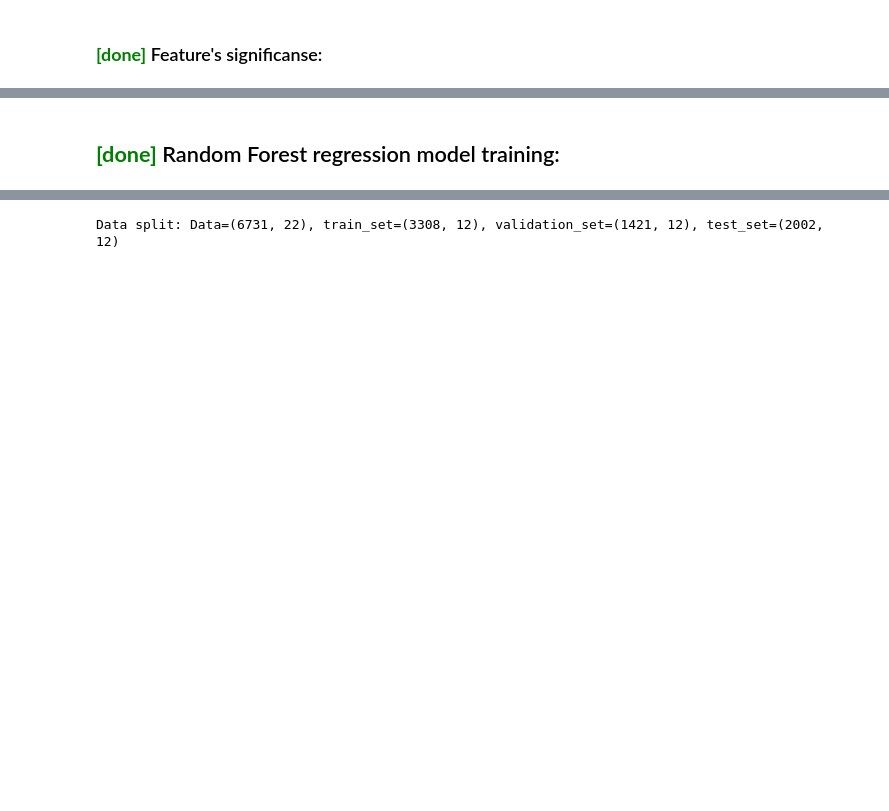
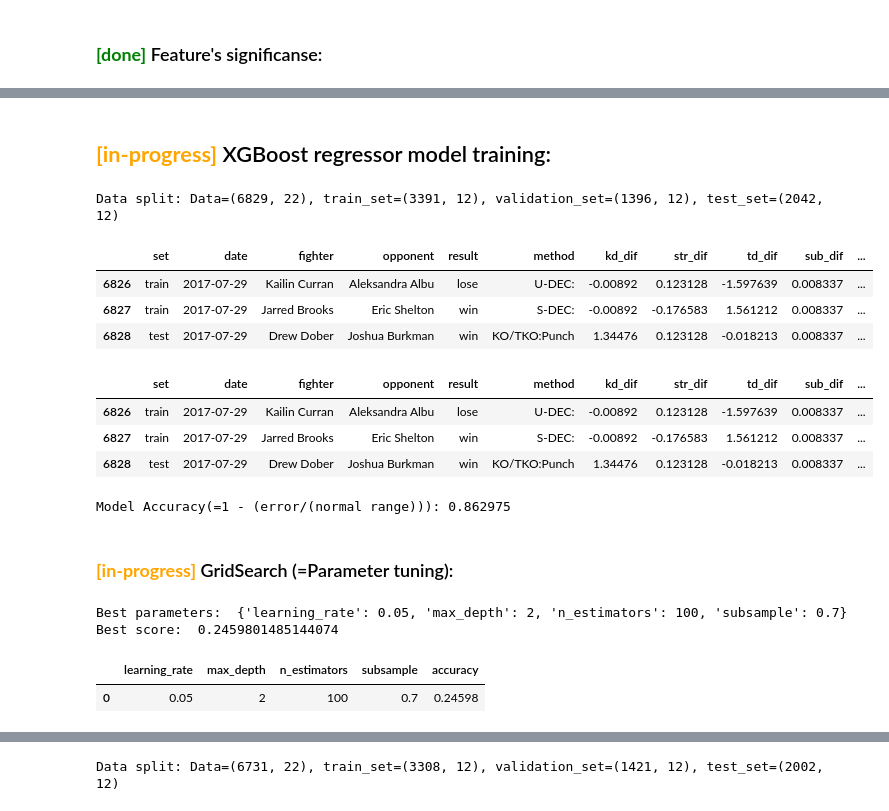
Before and after one commit to sagi778/ufc_fights_Predictor, a Jupyter notebook: notebooks/stats_model_training.ipynb, the cells around one changed output, grey strips where cells are left out. Saved outputs shown, nothing was run; the diff lists cells and outputs as text; code cells hidden in the pictures; blank space fills up the shorter version.

```diff
--- a/notebooks/stats_model_training.ipynb
+++ b/notebooks/stats_model_training.ipynb
@@ -111,2 +111,58 @@ Most significant: ['sapm_dif', 'slpm_dif', 'str. acc._dif', 'str. def_dif', 'td
 # %% [markdown]
-## <span style='color:green'> **[done]** </span> Random Forest regression model training:
+## <span style='color:orange'> **[in-progress]** </span> XGBoost regressor model training:
+# %%
+df = set_train_test(X_columns=X, y_columns=y, data=df, test_size=0.3, valid_size=0.3)
+df.tail(3)
+# %% [output]
+Data split: Data=(6829, 22), train_set=(3391, 12), validation_set=(1396, 12), test_set=(2042, 12)
+|  | set | date | fighter | opponent | result | method | kd_dif | str_dif | td_dif | sub_dif | ... |
+| 6826 | train | 2017-07-29 | Kailin Curran | Aleksandra Albu | lose | U-DEC: | -0.00892 | 0.123128 | -1.597639 | 0.008337 | ... |
+| 6827 | train | 2017-07-29 | Jarred Brooks | Eric Shelton | win | S-DEC: | -0.00892 | -0.176583 | 1.561212 | 0.008337 | ... |
+| 6828 | test | 2017-07-29 | Drew Dober | Joshua Burkman | win | KO/TKO:Punch | 1.34476 | 0.123128 | -0.018213 | 0.008337 | ... |
+# %%
+xgboost_reg = set_xgboost_reg(X_columns=X, y_columns=y, data=df, n=200, learning_rate=0.2, subsample=0.4, max_depth=5)
+df = set_predictions(model=xgboost_reg, X_columns=X, y_columns=y, data=df)
+df.tail(3)
+# %% [output]
+|  | set | date | fighter | opponent | result | method | kd_dif | str_dif | td_dif | sub_dif | ... |
+| 6826 | train | 2017-07-29 | Kailin Curran | Aleksandra Albu | lose | U-DEC: | -0.00892 | 0.123128 | -1.597639 | 0.008337 | ... |
+| 6827 | train | 2017-07-29 | Jarred Brooks | Eric Shelton | win | S-DEC: | -0.00892 | -0.176583 | 1.561212 | 0.008337 | ... |
+| 6828 | test | 2017-07-29 | Drew Dober | Joshua Burkman | win | KO/TKO:Punch | 1.34476 | 0.123128 | -0.018213 | 0.008337 | ... |
+# %%
+acc = []
+for column in ['kd_dif','str_dif','td_dif','sub_dif']:
+    act = df[column][df.set=='validation']
+    pred = df[column+'_pred'][df.set=='validation']
+    acc.append(np.round(get_mean_percentage_error(act=act, pred=pred),4))
+
+print('Model Accuracy(=1 - (error/(normal range))): %f' %(np.mean(acc)))
+# %% [output]
+Model Accuracy(=1 - (error/(normal range))): 0.862975
+# %% [markdown]
+### <span style='color:orange'> **[in-progress]** </span>GridSearch (=Parameter tuning):
+# %%
+parameters = {'learning_rate': [0.05, 0.1, 0.15],
+              'max_depth': [2, 3, 6],
+              'subsample': [0.7, 0.8, 0.9],
+              'n_estimators':[100, 200, 300]
+}
+
+xgboost_clf = XGBRegressor(objective='reg:squarederror') #objective='reg:squarederror')
+grid_search = GridSearchCV(estimator=xgboost_clf, param_grid=parameters, cv=3,error_score='raise')
+
+X_train = df[X][df.set=='train']
+y_train = df[y][df.set=='train']
+grid_search.fit(X_train,y_train)
+
+print("Best parameters: ", grid_search.best_params_)
+print("Best score: ", grid_search.best_score_)
+# %% [output]
+Best parameters:  {'learning_rate': 0.05, 'max_depth': 2, 'n_estimators': 100, 'subsample': 0.7}
+Best score:  0.2459801485144074
+# %%
+grid = pd.DataFrame(grid_search.cv_results_['params'])
+grid['accuracy'] = grid_search.cv_results_['mean_test_score']
+grid[grid.accuracy==np.max(grid.accuracy)]
+# %% [output]
+|  | learning_rate | max_depth | n_estimators | subsample | accuracy |
+| 0 | 0.05 | 2 | 100 | 0.7 | 0.24598 |
```
Also changed, not shown: parts of 6 cells of this notebook, 4 other files.
